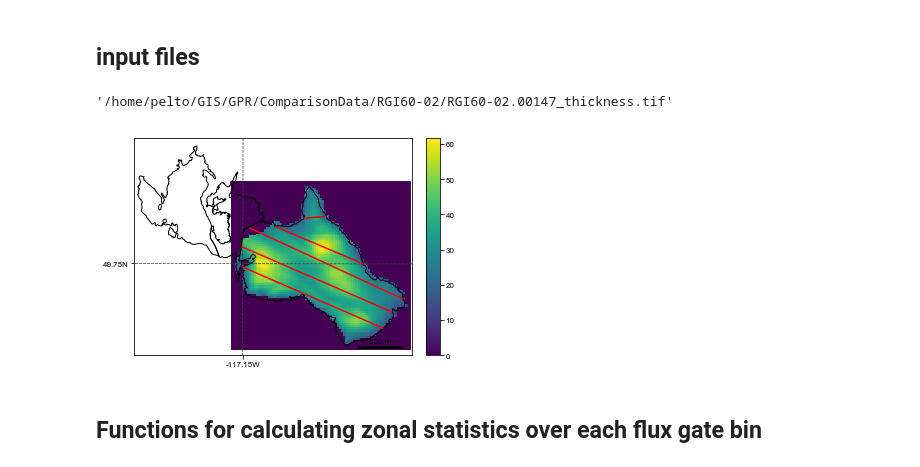
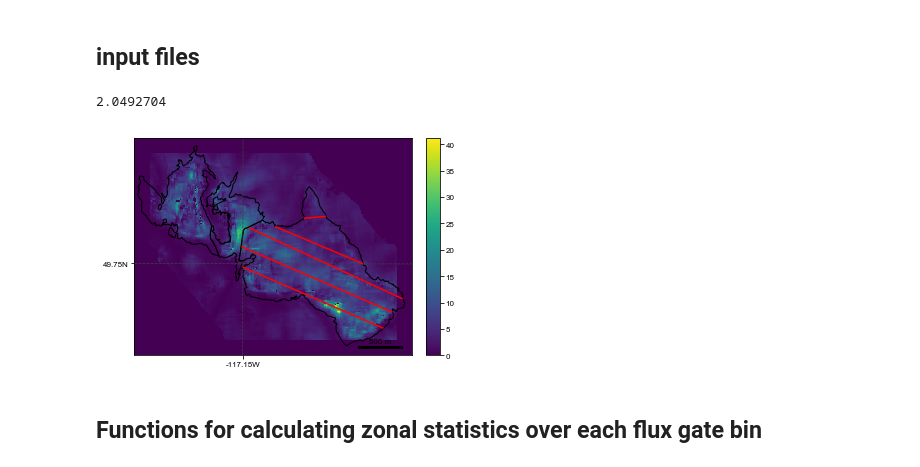
Before and after one commit to bpelto/ice_dynamics, a Jupyter notebook: flux_gate_velocity-Kokanee__wip.ipynb, the cells around one changed output. Saved outputs shown, nothing was run; the diff lists cells and outputs as text; code cells hidden in the pictures.

```diff
--- a/flux_gate_velocity-Kokanee__wip.ipynb
+++ b/flux_gate_velocity-Kokanee__wip.ipynb
@@ -18,10 +18,8 @@ from rasterstats import zonal_stats
 # %% [markdown]
 ## input files
 # %%
-farinotti = gpr_path + 'RGI60-02/RGI60-02.00147_thickness.tif'
-farinotti
+# farinotti = gpr_path + 'RGI60-02/RGI60-02.00147_thickness.tif'
+# farinotti
-# %% [output]
-'/home/pelto/GIS/GPR/ComparisonData/RGI60-02/RGI60-02.00147_thickness.tif'
 # %%
 # season
 balance = 'ba'  # bw or ba (winter or annual)
@@ -33,12 +31,20 @@ gl = 0 # number to select glacier
 Glacier = ['Kokanee', 'Conrad']
 glacier = ['kokanee', 'conrad']
 d = 10. #20.  #distance between flux gate points
+Dint = 1.0 #depth integrated velocity ratio, 1.0= all sliding
+sVZ = 4.91  #velocity against stake measurements
+sHopt = 0.1 #10.3 ## ME:10.3 m,  MAE:0.223 (percent ratio)
 
 fl_path = '/home/pelto/Desktop/ice_flux/' + Glacier[gl] + '/'
 gpr_path = '/home/pelto/GIS/GPR/ComparisonData/'
 path = '/home/pelto/Desktop/lidar_cbt_analysis/kokanee/'
 vf_list = ['img1_20150419__img2_20160417_vmap_5m_35px_spm2/', 'img1_20160417__img2_20170521_vmap_5m_35px_spm2/',
       'img1_20160417__img2_20170521_vmap_5m_35px_spm2/' ]#
+
+# vf_list = ['img1_20150419__img2_20160417_vmap_5m_35px_spm2/', 'img1_20160913__img2_20170521_vmap_5m_35px_spm2/',
+#       'img1_20160417__img2_20170521_vmap_5m_35px_spm2/' ]
+
+
 vf = vf_list[I]
 vdir = '/home/pelto/Desktop/velocity_mapping/kokanee/' + vf
 
@@ -86,38 +92,43 @@ H_opt = H_opt_reproj.to_array(name='H_opt')
 farin_reproj= vx.salem.transform(farin)
 farin = farin_reproj.to_array(name='farin')
 
 gpr.data[gpr.data<0] = np.nan
-gpr.data[gpr.data==1.000] == 0.0   #not having any effect
+gpr.data[gpr.data<1.5] = 0.0   #not having any effect
 vx.data[msk.data==0] = np.nan
 vy.data[msk.data==0] = np.nan
-
+VZ = np.sqrt(vx.data**2 + vy.data**2 )
+VZ_off_ice = VZ.copy()
+VZ_off_ice[msk.data>0.0] = np.nan
+VZ_off_ice[VZ_off_ice==0.0] = np.nan
 
 dem = salem.open_xr_dataset(topo)
 dem_reproj = vx.salem.transform(dem)
 dem = dem_reproj.to_array(name='dem')
 dem.data[dem.data<1] = np.nan
 
 #     # map extent
 # grid = mercator_grid(center_ll=(-117.43, 51.238), extent=(4500, 4500)) ##zoomed out view
 # 487892.000 5509738.000 491232.000 5512358.000
 grid = vx.salem.grid  ##full view
 sm = Map(grid, countries=False)
 sm.set_lonlat_contours(interval=0)
 sm.set_scale_bar()
-sm.set_data(farin) #, label='m')
+sm.set_data(VZ) #, label='m')
 
 #      Change the lon-lat countour setting
 sm.set_lonlat_contours(add_ytick_labels=True, interval=0.05, linewidths=0.75, linestyles='--', colors='0.25')
-
+off_ice_V = np.nanmean(VZ_off_ice)
+print(off_ice_V)
 
 gdf = salem.read_shapefile(shpf)
 sm.set_shapefile(gdf, linewidth=1)
 sm.set_shapefile(gates, linewidth=1.5, color='r')
 sm.visualize()
 plt.savefig(fl_path+ 'products/'+ glacier[gl] +'_thickness_gates.png', dpi=300)
 plt.show()
 # %% [output]
+2.0492704
-[figure, old version]
+[figure, new version]
 # %% [markdown]
 ## Functions for calculating zonal statistics over each flux gate bin
 # %%
```
Also changed, not shown: parts of 30 cells of this notebook.
